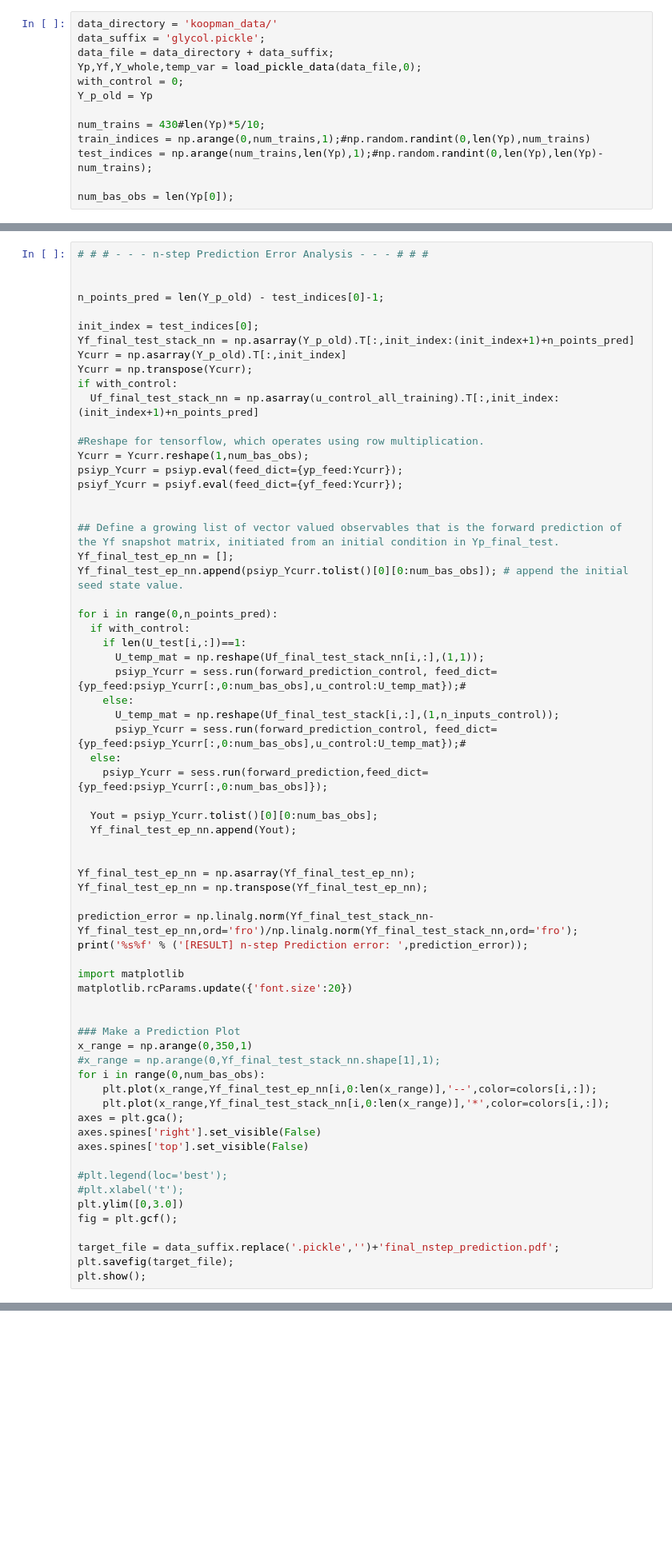
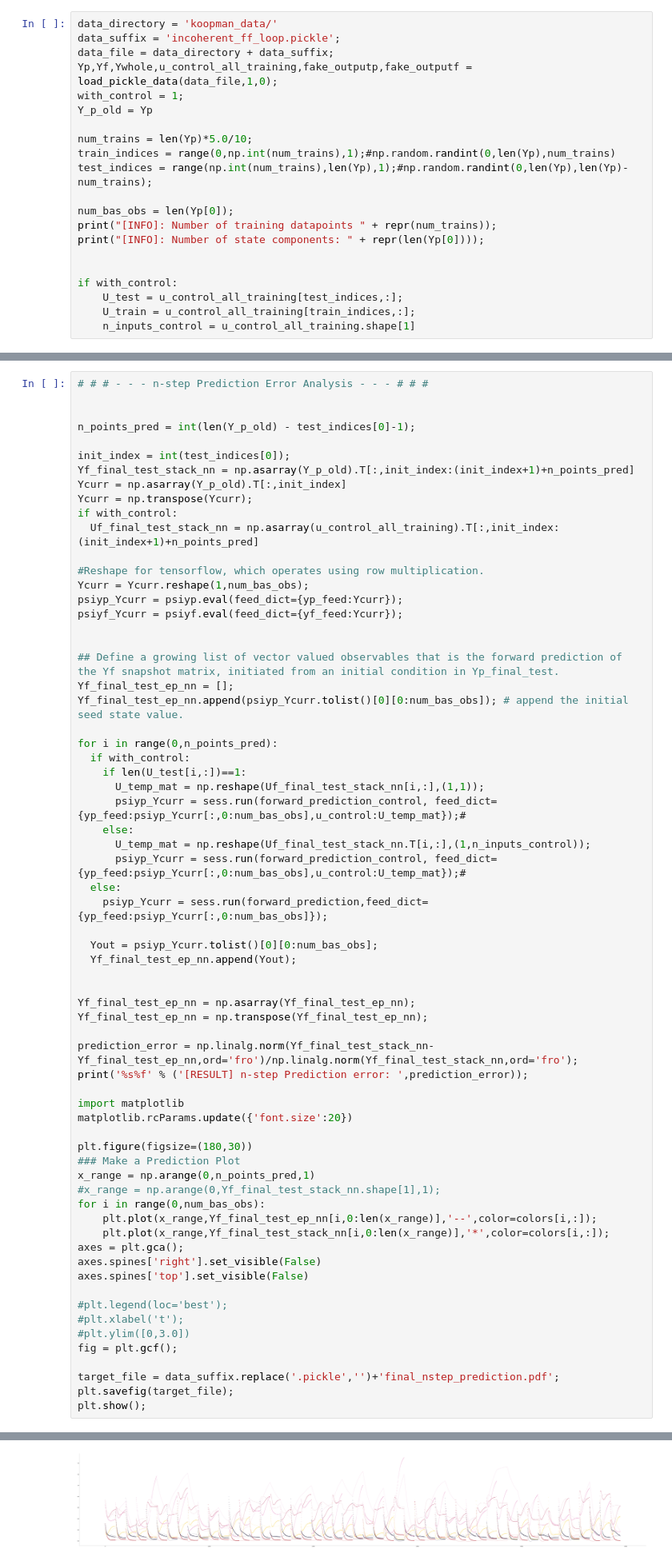
Before and after one commit to YeungRepo/darpa-sd2, a Jupyter notebook: deepDMD/Gen_Pred_Plots.ipynb, the cells around one changed output, grey strips where cells are left out. Shown at 80% size. Cells and saved outputs as stored; diff of their text form; blank space fills up the shorter version.

```diff
--- a/deepDMD/Gen_Pred_Plots.ipynb
+++ b/deepDMD/Gen_Pred_Plots.ipynb
@@ -94,14 +162,22 @@ ControlSlycot: can't find slycot module 'sb03md'
 # %%
 data_directory = 'koopman_data/'
-data_suffix = 'glycol.pickle';
+data_suffix = 'incoherent_ff_loop.pickle';
 data_file = data_directory + data_suffix;
-Yp,Yf,Y_whole,temp_var = load_pickle_data(data_file,0);
-with_control = 0;
+Yp,Yf,Ywhole,u_control_all_training,fake_outputp,fake_outputf = load_pickle_data(data_file,1,0);
+with_control = 1;
 Y_p_old = Yp
 
-num_trains = 430#len(Yp)*5/10;
-train_indices = np.arange(0,num_trains,1);#np.random.randint(0,len(Yp),num_trains)
-test_indices = np.arange(num_trains,len(Yp),1);#np.random.randint(0,len(Yp),len(Yp)-num_trains);
+num_trains = len(Yp)*5.0/10;
+train_indices = range(0,np.int(num_trains),1);#np.random.randint(0,len(Yp),num_trains)
+test_indices = range(np.int(num_trains),len(Yp),1);#np.random.randint(0,len(Yp),len(Yp)-num_trains);
 
 num_bas_obs = len(Yp[0]);
+print("[INFO]: Number of training datapoints " + repr(num_trains));
+print("[INFO]: Number of state components: " + repr(len(Yp[0])));
+
+
+if with_control:
+    U_test = u_control_all_training[test_indices,:];
+    U_train = u_control_all_training[train_indices,:];
+    n_inputs_control = u_control_all_training.shape[1]
 # %% [output]
@@ -110,9 +195,9 @@ DEBUG:2
 # # # - - - n-step Prediction Error Analysis - - - # # #
 
 
-n_points_pred = len(Y_p_old) - test_indices[0]-1;
+n_points_pred = int(len(Y_p_old) - test_indices[0]-1);
 
-init_index = test_indices[0];
+init_index = int(test_indices[0]);
 Yf_final_test_stack_nn = np.asarray(Y_p_old).T[:,init_index:(init_index+1)+n_points_pred]
 Ycurr = np.asarray(Y_p_old).T[:,init_index]
 Ycurr = np.transpose(Ycurr);
@@ -135,7 +220,7 @@ for i in range(0,n_points_pred):
       U_temp_mat = np.reshape(Uf_final_test_stack_nn[i,:],(1,1));
       psiyp_Ycurr = sess.run(forward_prediction_control, feed_dict={yp_feed:psiyp_Ycurr[:,0:num_bas_obs],u_control:U_temp_mat});#
     else:
-      U_temp_mat = np.reshape(Uf_final_test_stack[i,:],(1,n_inputs_control));
+      U_temp_mat = np.reshape(Uf_final_test_stack_nn.T[i,:],(1,n_inputs_control));
       psiyp_Ycurr = sess.run(forward_prediction_control, feed_dict={yp_feed:psiyp_Ycurr[:,0:num_bas_obs],u_control:U_temp_mat});#
   else:
     psiyp_Ycurr = sess.run(forward_prediction,feed_dict={yp_feed:psiyp_Ycurr[:,0:num_bas_obs]});
@@ -153,9 +238,9 @@ print('%s%f' % ('[RESULT] n-step Prediction error: ',prediction_error));
 import matplotlib
 matplotlib.rcParams.update({'font.size':20})
 
-
+plt.figure(figsize=(180,30))
 ### Make a Prediction Plot
-x_range = np.arange(0,350,1)
+x_range = np.arange(0,n_points_pred,1)
 #x_range = np.arange(0,Yf_final_test_stack_nn.shape[1],1);
 for i in range(0,num_bas_obs):
     plt.plot(x_range,Yf_final_test_ep_nn[i,0:len(x_range)],'--',color=colors[i,:]);
@@ -166,7 +251,7 @@ axes.spines['top'].set_visible(False)
 
 #plt.legend(loc='best');
 #plt.xlabel('t');
-plt.ylim([0,3.0])
+#plt.ylim([0,3.0])
 fig = plt.gcf();
 
 target_file = data_suffix.replace('.pickle','')+'final_nstep_prediction.pdf';
@@ -177,0 +262 @@ ERROR! Session/line number was not unique in database. History logging moved to
+[figure, added]
```
Also changed, not shown: parts of 9 cells of this notebook, 7 other files.
